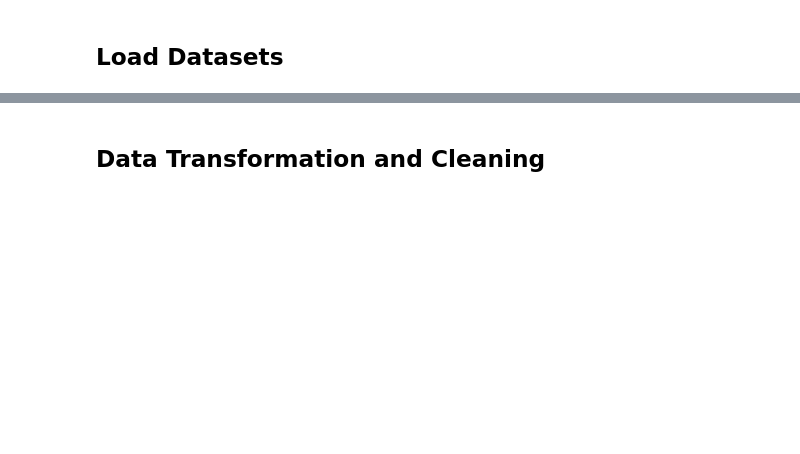
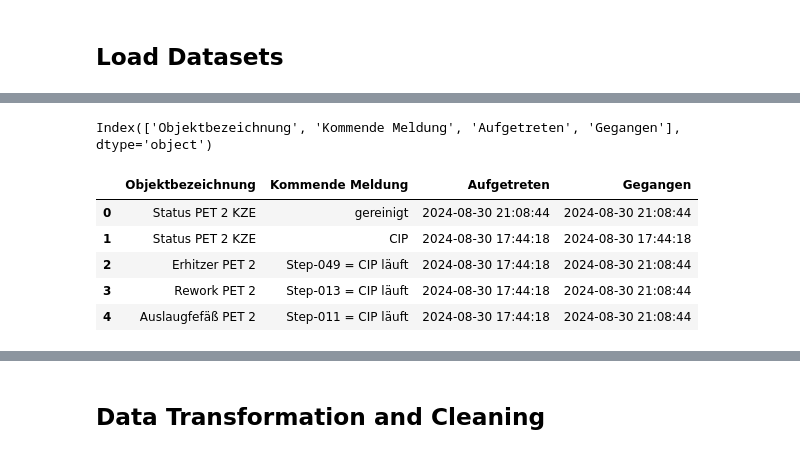
Before and after one commit to zapataunipaderborn/process_energy_demand_modelling, a Jupyter notebook: src/data_cleaning/eckes_granini/02_analysis_eckes_productiondata.ipynb, the cells around one changed output, grey strips where cells are left out. Saved outputs shown, nothing was run; the diff lists cells and outputs as text; code cells hidden in the pictures; blank space fills up the shorter version.

```diff
--- a/src/data_cleaning/eckes_granini/02_analysis_eckes_productiondata.ipynb
+++ b/src/data_cleaning/eckes_granini/02_analysis_eckes_productiondata.ipynb
@@ -110,9 +118,17 @@ df_orders.head()
 # %%
 # load Meldungen PET2 KZE 08_2024
-df_activities = pd.read_excel(files_folder_raw/"Aufträge Energie Meldungen/Meldungen PET2 KZE 08_2024.xlsx", header=2, parse_dates=["Aufgetreten", "Gegangen"])
+df_activities = pd.read_excel(files_folder_bronze/"Aufträge Energie Meldungen/Meldungen PET2 KZE 08_2024.xlsx", header=2, parse_dates=["Aufgetreten", "Gegangen"])
 print(df_activities.columns)
 
 df_activities.head()
+# %% [output]
+Index(['Objektbezeichnung', 'Kommende Meldung', 'Aufgetreten', 'Gegangen'], dtype='object')
+|  | Objektbezeichnung | Kommende Meldung | Aufgetreten | Gegangen |
+| 0 | Status PET 2 KZE | gereinigt | 2024-08-30 21:08:44 | 2024-08-30 21:08:44 |
+| 1 | Status PET 2 KZE | CIP | 2024-08-30 17:44:18 | 2024-08-30 17:44:18 |
+| 2 | Erhitzer PET 2 | Step-049 = CIP läuft | 2024-08-30 17:44:18 | 2024-08-30 21:08:44 |
+| 3 | Rework PET 2 | Step-013 = CIP läuft | 2024-08-30 17:44:18 | 2024-08-30 21:08:44 |
+| 4 | Auslaugfefäß PET 2 | Step-011 = CIP läuft | 2024-08-30 17:44:18 | 2024-08-30 21:08:44 |
 # %%
 # load Energie Gesamtwerte
 # Strom in kWh und Dampf in kg
```
Also changed, not shown: parts of 22 cells of this notebook, 2 other files.
